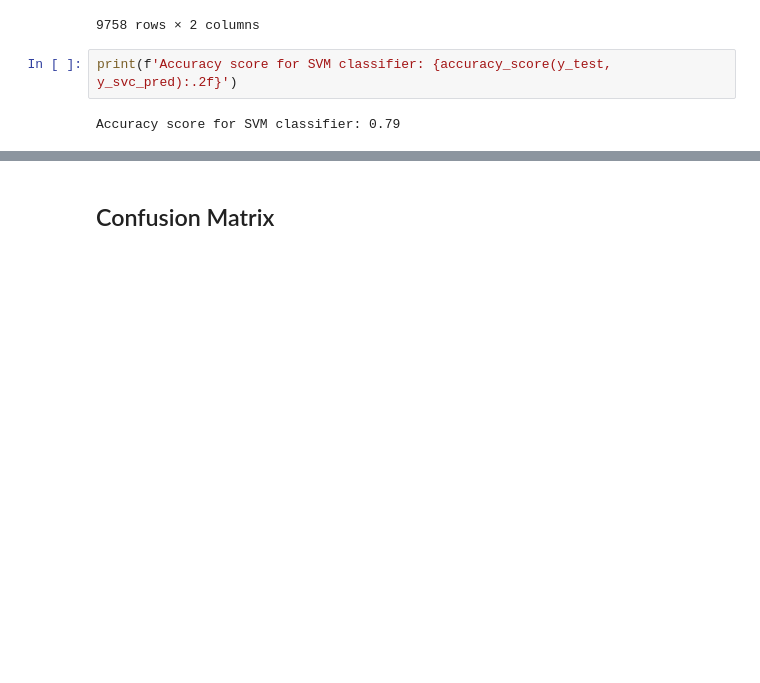
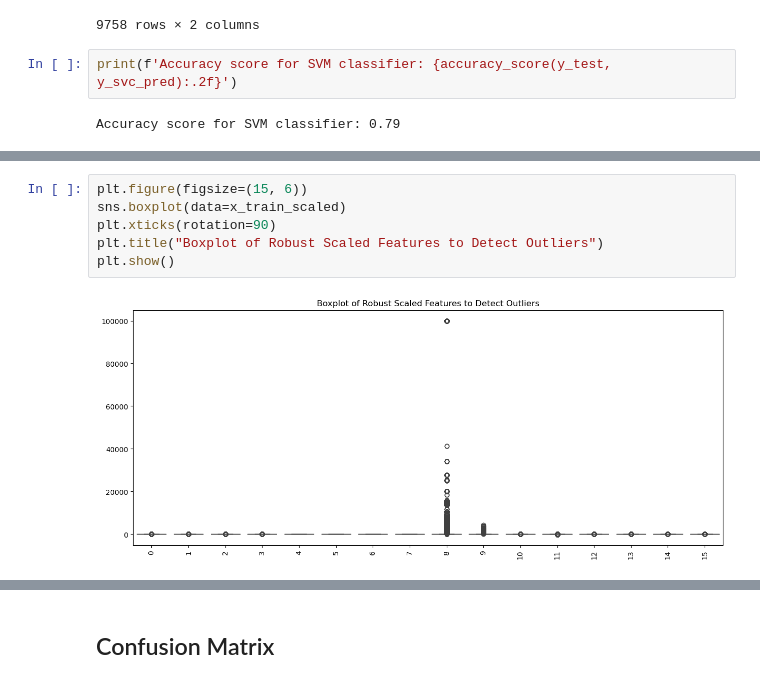
Before and after one commit to shigeokitamura/ds_301_mid_term_project, a Jupyter notebook: Emilio_Classification_Modeling.ipynb, the cells around one changed output, grey strips where cells are left out. Saved outputs shown, nothing was run; the diff lists cells and outputs as text; blank space fills up the shorter version.

```diff
--- a/Emilio_Classification_Modeling.ipynb
+++ b/Emilio_Classification_Modeling.ipynb
@@ -706,0 +711,8 @@ Accuracy score for SVM classifier: 0.79
+# %%
+plt.figure(figsize=(15, 6))
+sns.boxplot(data=x_train_scaled)
+plt.xticks(rotation=90)
+plt.title("Boxplot of Robust Scaled Features to Detect Outliers")
+plt.show()
+# %% [output]
+[figure, added]
```
Also changed, not shown: parts of 31 cells of this notebook.
